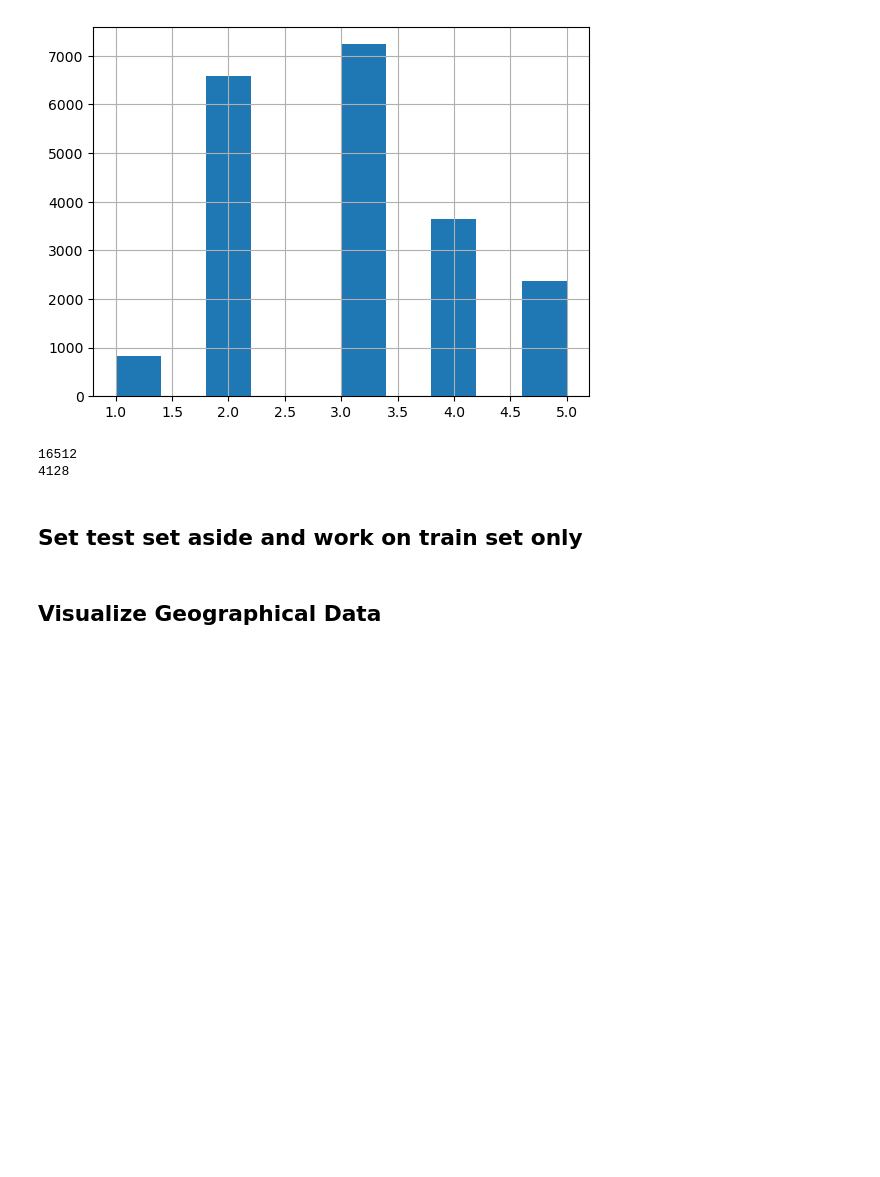
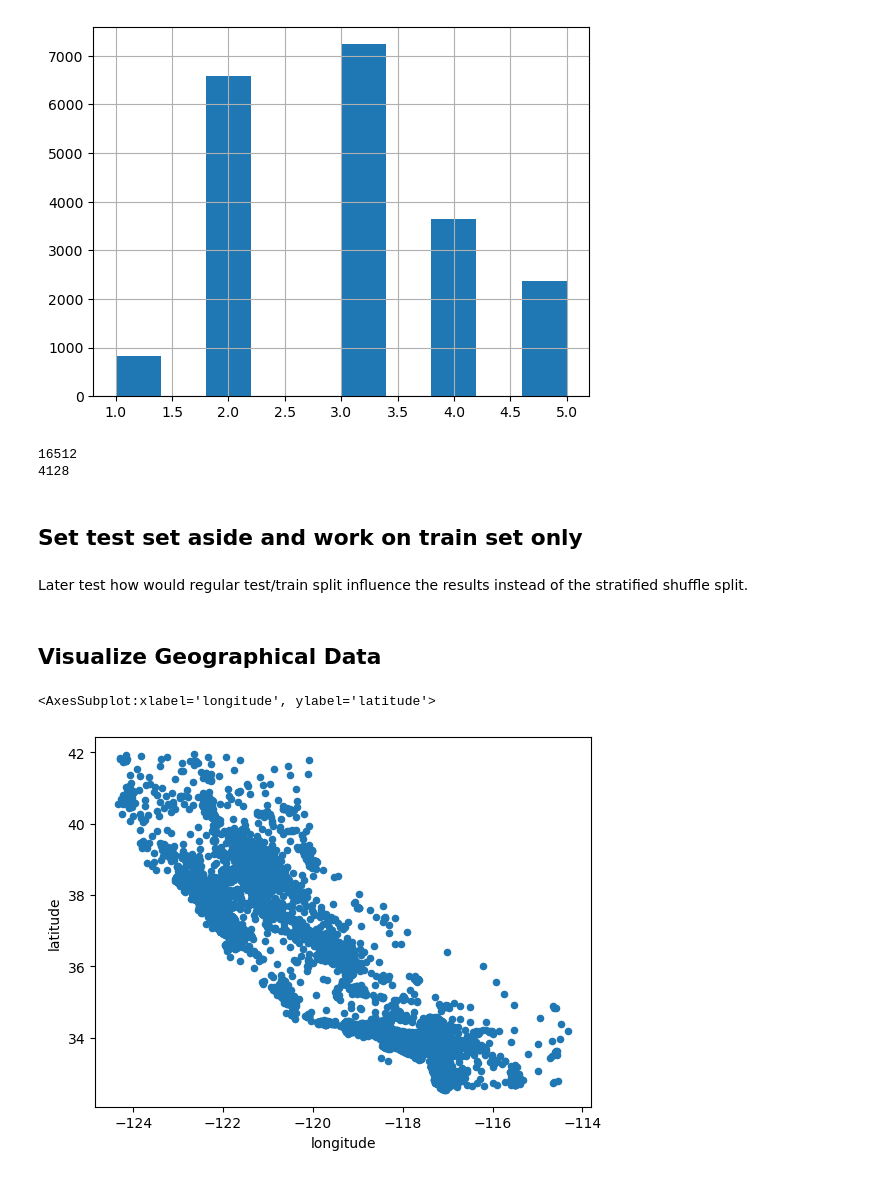
Before and after one commit to MiraSafar/ML-Dev-and-Testing, a Jupyter notebook: regression_training_2.ipynb, the cells around one changed output. Drawn from its saved outputs; the diff is of its cells as text; code cells hidden in the pictures; blank space fills up the shorter version.

Commit message:
Regression Training - Data preparation and manipulation

```diff
--- a/regression_training_2.ipynb
+++ b/regression_training_2.ipynb
@@ -123,7 +125,15 @@ print(len(strat_test_set))
 4128
 # %% [markdown]
 ## Set test set aside and work on train set only
+# %% [markdown]
+Later test how would regular test/train split influence the results instead of the stratified shuffle split.
 # %%
 housing = strat_train_set.copy()
 # %% [markdown]
 ## Visualize Geographical Data
+# %%
+# Visualize geographical data using scatter plot:
+housing.plot(kind='scatter', x='longitude', y='latitude')
+# %% [output]
+<AxesSubplot:xlabel='longitude', ylabel='latitude'>
+[figure, added]
```
Also changed, not shown: parts of 35 cells of this notebook, 1 other file.
